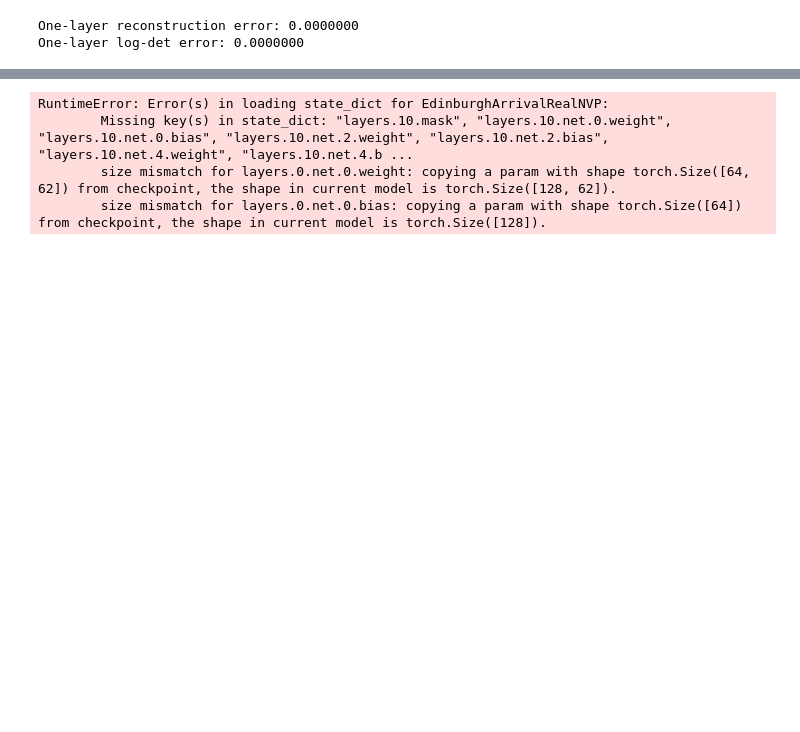
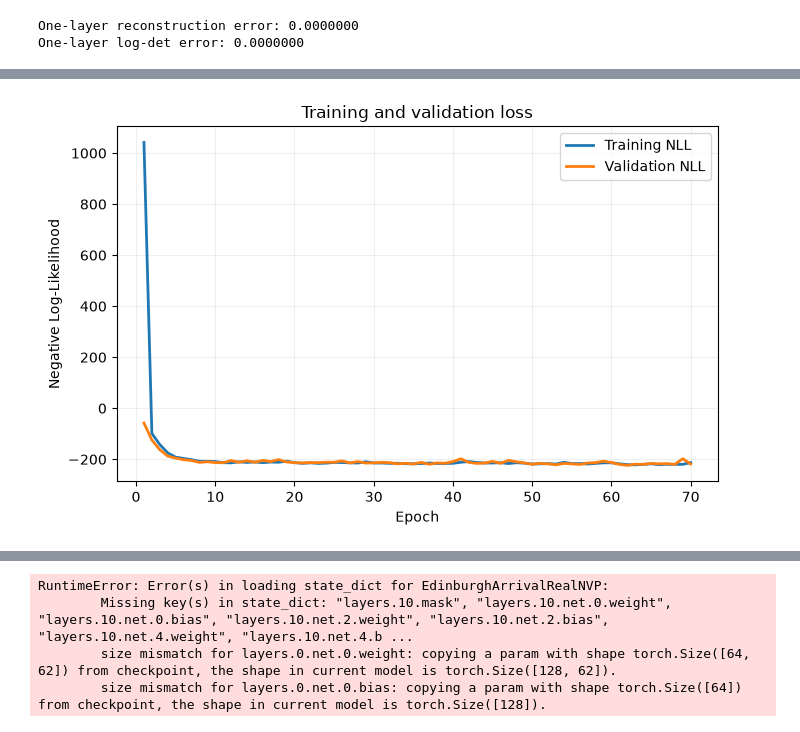
Before and after one commit to gamex-network/gamex_summer_school, a Jupyter notebook: 02_gamex_normalising_flows.ipynb, the cells around one changed output, grey strips where cells are left out. Drawn from its saved outputs; the diff is of its cells as text; code cells hidden in the pictures; blank space fills up the shorter version.

```diff
--- a/02_gamex_normalising_flows.ipynb
+++ b/02_gamex_normalising_flows.ipynb
@@ -756,16 +570,4 @@ Validation and test NLL are evaluated on the clean held-out trajectories. We als
 # %%
-LOG_2PI = math.log(2.0 * math.pi)
-
-def standard_normal_log_prob(z):
-    return -0.5 * (z.pow(2) + LOG_2PI).sum(dim=1)
-
-def flow_log_prob(model, x, condition):
-    z, logdet = model(x, condition)
-    return (standard_normal_log_prob(z) + logdet)
-
-def flow_nll(model, x, condition):
-    return -flow_log_prob(model, x, condition).mean()
-
 def evaluate_flow_nll(model, loader):
     model.eval()
 
@@ -803,14 +605,11 @@ history = {
     "val_nll": [],
 }
 
-# train_noise_generator = torch.Generator().manual_seed(
-#     SEED + 1
-# )
-
 best_val_nll = float("inf")
 best_epoch = None
 best_state = None
 
+fig, ax = plt.subplots(figsize=(7, 4.5))
 for epoch in range(1, N_EPOCHS + 1):
     flow.train()
 
@@ -818,8 +617,6 @@ for epoch in range(1, N_EPOCHS + 1):
     count = 0
 
     for x, condition in train_loader:
-        # noise = TRAIN_NOISE_STD * torch.randn(x.shape, generator=train_noise_generator)
-        # x = (x + noise).to(device)
         x = x.to(device)
         condition = condition.to(device)
 
@@ -827,7 +624,9 @@ for epoch in range(1, N_EPOCHS + 1):
 
         loss = flow_nll(flow, x, condition)
         loss.backward()
+
         torch.nn.utils.clip_grad_norm_(flow.parameters(), 5.0)
+
         optimizer.step()
 
         total += loss.item() * len(x)
@@ -836,27 +635,62 @@ for epoch in range(1, N_EPOCHS + 1):
     train_nll = total / count
     val_nll = evaluate_flow_nll(flow, val_loader)
 
-    # scheduler.step(val_nll)
-
     history["train_nll"].append(train_nll)
     history["val_nll"].append(val_nll)
 
     if val_nll < best_val_nll:
         best_val_nll = val_nll
         best_epoch = epoch
+
         best_state = {
             key: value.detach().cpu().clone()
             for key, value in flow.state_dict().items()
         }
 
-    if epoch == 1 or epoch % 5 == 0:
-        print(
-            f"Epoch {epoch:02d} | "
-            f"train NLL {train_nll:.3f} | "
-            f"val NLL {val_nll:.3f}"
-            # f"lr {optimizer.param_groups[0]['lr']:.7f}"
-        )
+    epochs = range(1, epoch + 1)
+    ax.clear()
+    ax.plot(
+        epochs,
+        history["train_nll"],
+        label="Training NLL",
+        linewidth=2,
+    )
 
+    ax.plot(
+        epochs,
+        history["val_nll"],
+        label="Validation NLL",
+        linewidth=2,
+    )
+
+    ax.set_xlabel("Epoch")
+    ax.set_ylabel("Negative Log-Likelihood")
+    ax.set_title("Training and validation loss")
+    ax.legend()
+    ax.grid(alpha=0.2)
+    fig.tight_layout()
+    clear_output(wait=True)
+    display(fig)
+
+    print(
+        f"Epoch {epoch:02d}/{N_EPOCHS} | "
+        f"train loss {train_nll:.3f} | "
+        f"val loss {val_nll:.3f}"
+    )
+clear_output(wait=True)
 flow.load_state_dict(best_state)
-print(f"Restored epoch {best_epoch} ", f"with best validation NLL {best_val_nll:.3f}")
+print(f"Best epoch at {best_epoch}", f"with best validation NLL {best_val_nll:.3f}")
+
+x_probe = x_test[:128].to(device)
+c_probe = c_test[:128].to(device)
+
+with torch.inference_mode():
+    z_probe, ld = flow(x_probe, c_probe)
+    x_back, ild = flow.inverse(z_probe, c_probe)
+
+post_roundtrip = (x_probe - x_back).abs().max().item()
+post_logdet = (ld + ild).abs().max().item()
+
+print("Post-training reconstruction error:", f"{post_roundtrip:.2e}")
+print("Post-training log-det error:", f"{post_logdet:.2e}")
 # %% [output]
@@ -879,0 +698 @@ Restored epoch 40 with best validation NLL -215.365
+[figure, added]
```
Also changed, not shown: parts of 48 cells of this notebook.
